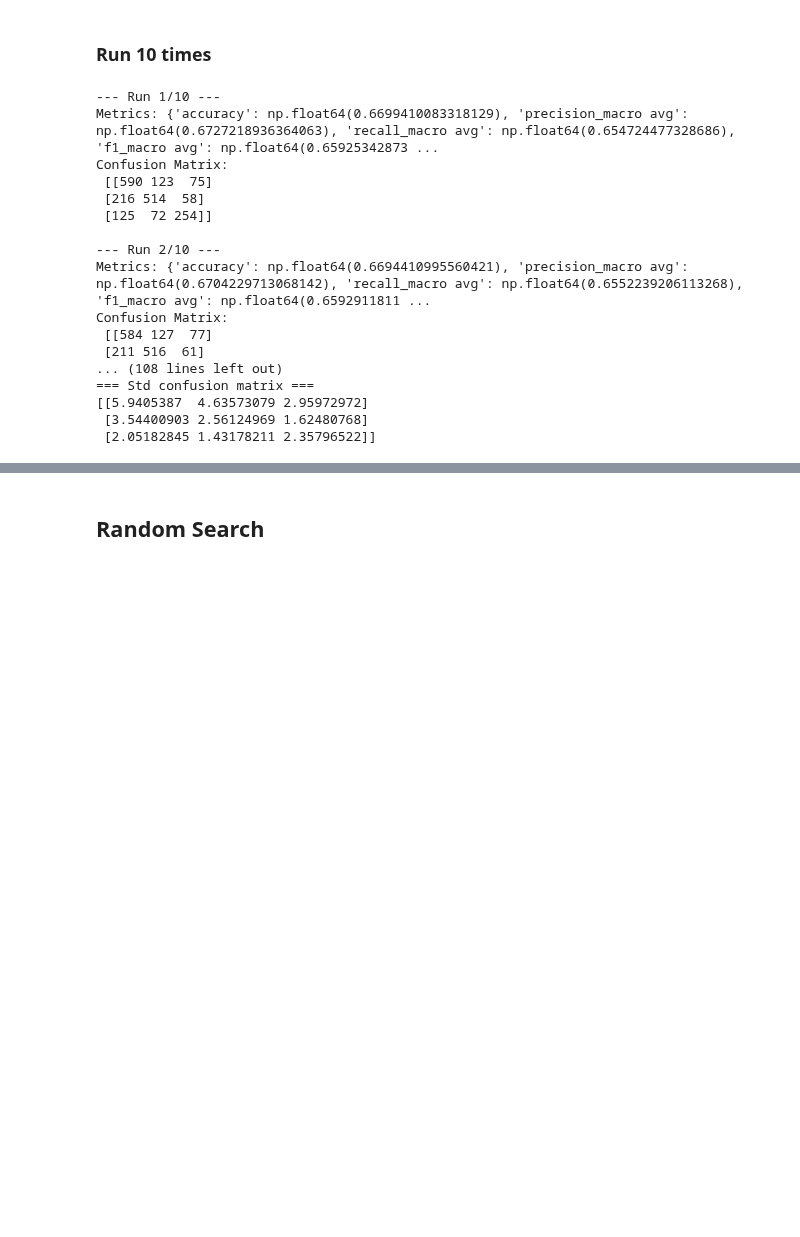
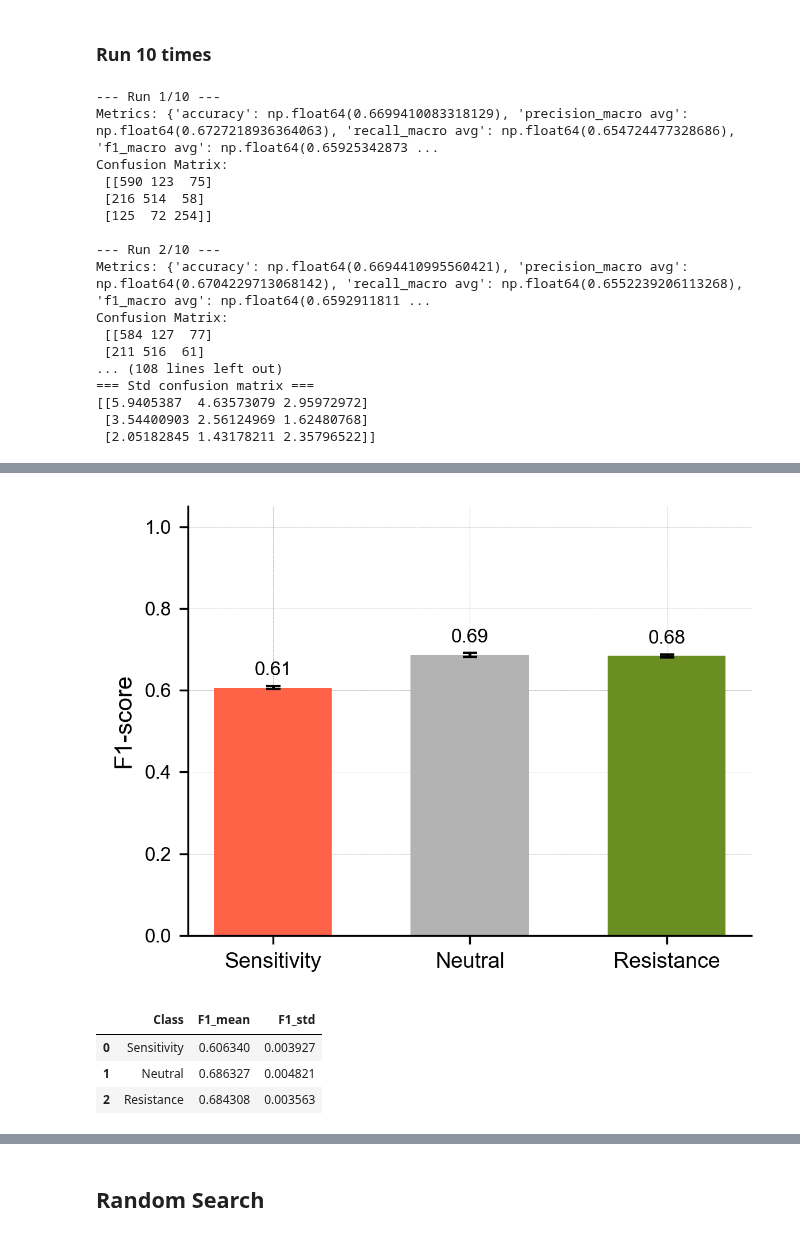
Before and after one commit to QuantitativeBiology/BECancerResistome, a Jupyter notebook: BECancerResistome/Prediction/Classifier_2.ipynb, the cells around one changed output, grey strips where cells are left out. Drawn from its saved outputs; the diff is of its cells as text; code cells hidden in the pictures; blank space fills up the shorter version.

```diff
--- a/BECancerResistome/Prediction/Classifier_2.ipynb
+++ b/BECancerResistome/Prediction/Classifier_2.ipynb
@@ -890,8 +776,8 @@ def train_test_once(df, model, meta_cols, le, cv, stratified_downsampling, rando
 # %%
 # Run multiple times to get average performance across different downsamplings
 n_runs = 10
-all_metrics = []
-all_cms = []
+all_metrics, all_cms = [], []
+all_y_true_runs, all_probs_runs = [], []
 
 xgb_classifier_optimized = XGBClassifier(
     subsample=0.85,
@@ -925,28 +811,29 @@ xgb_classifier_optimized_drugvsDMSO_geneExpress = XGBClassifier(
 
 for i in range(n_runs):
     print(f"\n--- Run {i+1}/{n_runs} ---")
-    metrics, cm = train_test_once(
+    metrics, cm, y_true, probs = train_test_once(
         df=annotated_control_EG_balanced,
         model=xgb_classifier_optimized_drugvsDMSO_geneExpress,
         meta_cols=meta_cols,
         le=le,
         cv=skf,
         stratified_downsampling=stratified_downsampling,
-        random_state_for_downsampling=i  # Different seed for each run
+        random_state_for_downsampling=i
     )
     all_metrics.append(metrics)
     all_cms.append(cm)
+    all_y_true_runs.append(y_true)
+    all_probs_runs.append(probs)
     print("Metrics:", metrics)
     print("Confusion Matrix:\n", cm)
 
-# Aggregate metrics across runs
-# Convert metrics into DataFrame for mean/std
+# === Aggregate metrics across runs ===
 metrics_df = pd.DataFrame(all_metrics)
 metrics_mean = metrics_df.mean()
 metrics_std = metrics_df.std()
 
 cm_mean = np.mean(np.array(all_cms, dtype=float), axis=0)
-cm_std = np.std(np.array(all_cms, dtype=float), axis=0)
+cm_std  = np.std(np.array(all_cms, dtype=float), axis=0)
 
 print("=== Mean metrics ===")
 print(metrics_mean)
@@ -1108,0 +996,33 @@ Sensitivity f1        : 0.608 ± 0.004
+# %%
+import matplotlib.pyplot as plt
+import numpy as np
+
+# Define your desired class order
+class_order = ["Sensitivity", "Neutral", "Resistance"]
+
+# Compute mean and std in that order
+f1_means = [np.mean([m[f"f1_{c}"] for m in all_metrics]) for c in class_order]
+f1_stds  = [np.std([m[f"f1_{c}"] for m in all_metrics]) for c in class_order]
+
+# Define consistent colors for each class
+colors_bar = ["tomato", "#b3b3b3", "olivedrab"]
+
+x = np.arange(len(class_order))
+plt.figure(figsize=(4,3))
+
+bars = plt.bar(x, f1_means, yerr=f1_stds, capsize=3, color=colors_bar, width = 0.6, error_kw=dict(ecolor='black', lw=1.2))
+
+# Add value labels
+for i, bar in enumerate(bars):
+    height = bar.get_height()
+    plt.text(bar.get_x() + bar.get_width()/2, height + 0.02, f"{height:.2f}", ha='center', va='bottom', fontsize=8)
+
+plt.xticks(x, class_order, fontsize=9)
+plt.ylabel("F1-score", fontsize=10)
+plt.yticks(fontsize=8)
+plt.ylim(0, 1.05)
+plt.grid(axis='y', linestyle='--', alpha=0.4)
+plt.tight_layout()
+plt.show()
+# %% [output]
+[figure, added]
@@ -1108,0 +1038,7 @@ Sensitivity f1        : 0.608 ± 0.004
+# %%
+f1_results_to_plot_df
+# %% [output]
+|  | Class | F1_mean | F1_std |
+| 0 | Sensitivity | 0.606340 | 0.003927 |
+| 1 | Neutral | 0.686327 | 0.004821 |
+| 2 | Resistance | 0.684308 | 0.003563 |
```
Also changed, not shown: parts of 28 cells of this notebook, 2 other files.
